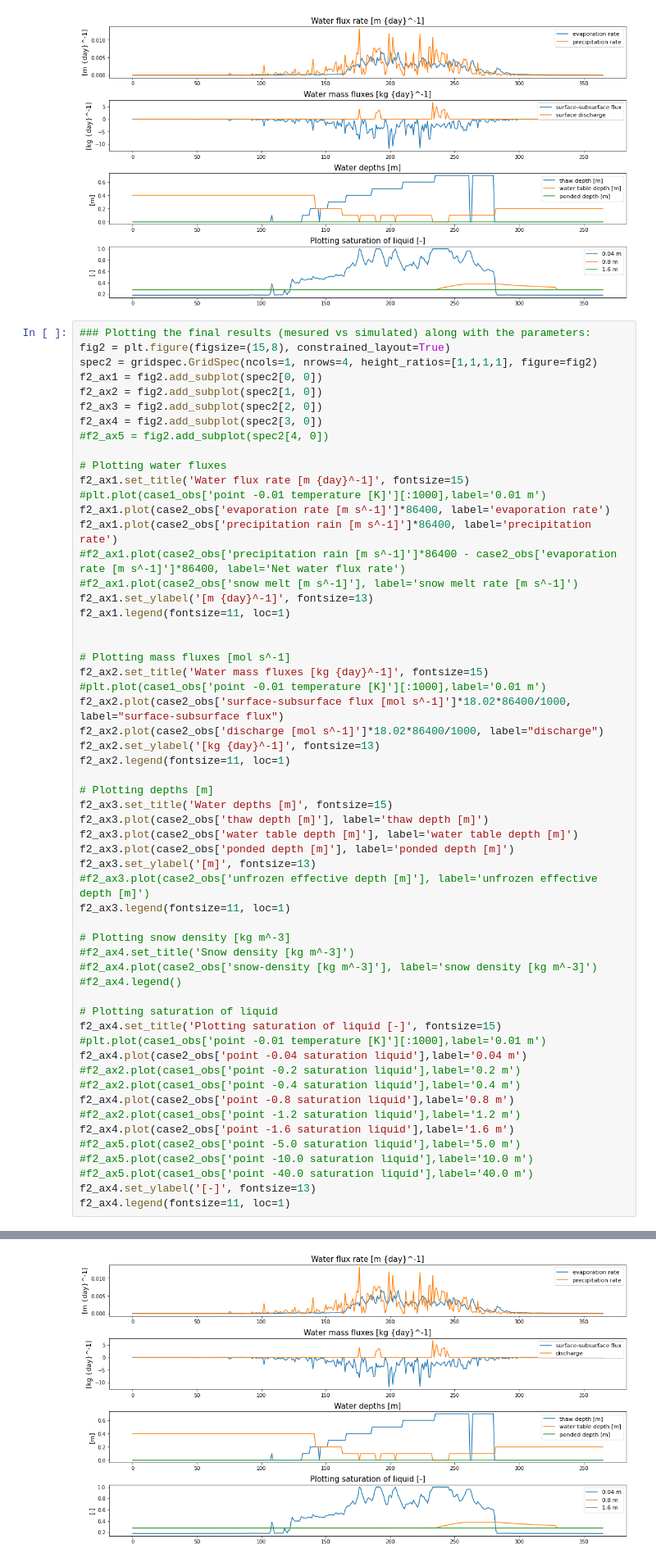
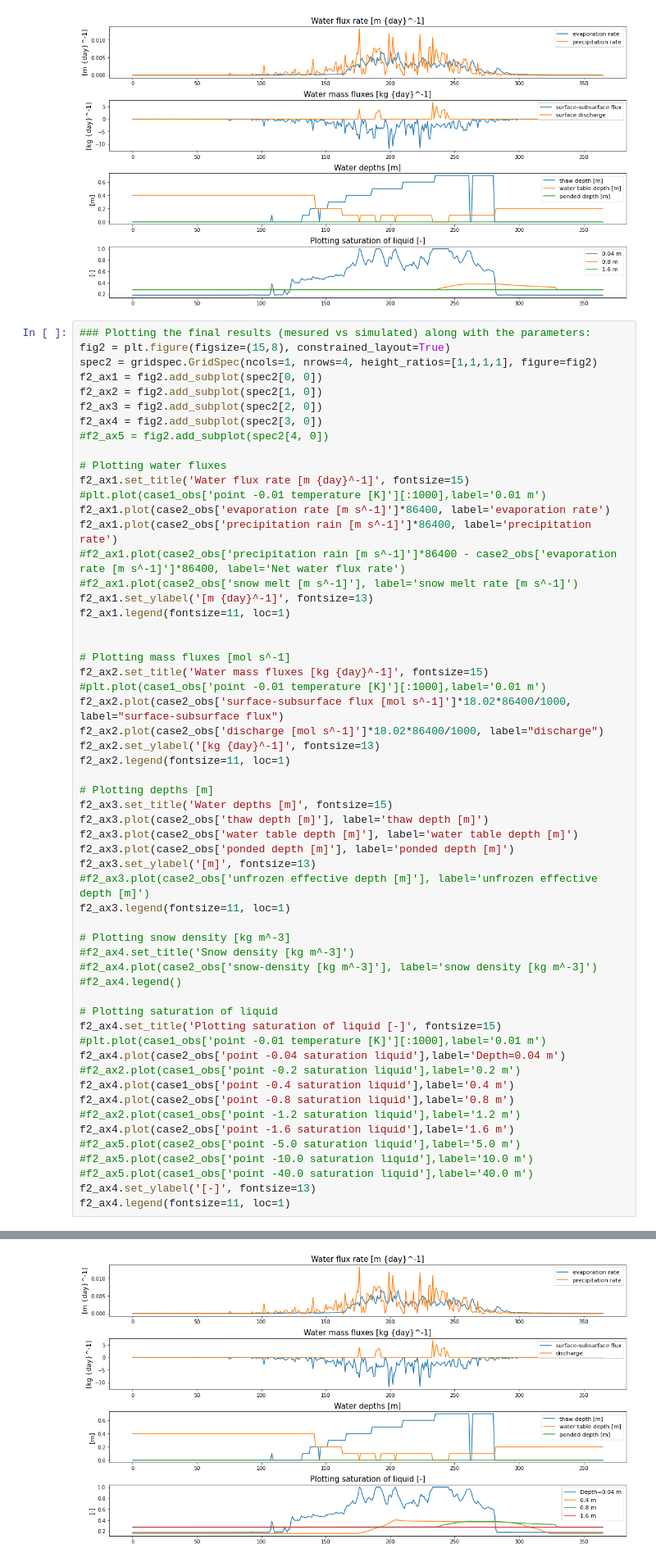
Before and after one commit to radhakrishnabl96/datamshapratirupa, a Jupyter notebook: 10_finalsim/Finalsim_output_analysis.ipynb, the cells around one changed output, grey strips where cells are left out. Shown at 82% size. Cells and saved outputs as stored; diff of their text form.

```diff
--- a/10_finalsim/Finalsim_output_analysis.ipynb
+++ b/10_finalsim/Finalsim_output_analysis.ipynb
@@ -789,36 +834,36 @@ f2_ax2.set_ylabel('[kg {day}^-1]', fontsize=13)
 f2_ax2.legend(fontsize=11, loc=1)
 
 # Plotting depths [m]
 f2_ax3.set_title('Water depths [m]', fontsize=15)
 f2_ax3.plot(case2_obs['thaw depth [m]'], label='thaw depth [m]')
 f2_ax3.plot(case2_obs['water table depth [m]'], label='water table depth [m]')
 f2_ax3.plot(case2_obs['ponded depth [m]'], label='ponded depth [m]')
 f2_ax3.set_ylabel('[m]', fontsize=13)
 #f2_ax3.plot(case2_obs['unfrozen effective depth [m]'], label='unfrozen effective depth [m]')
 f2_ax3.legend(fontsize=11, loc=1)
 
 # Plotting snow density [kg m^-3]
 #f2_ax4.set_title('Snow density [kg m^-3]')
 #f2_ax4.plot(case2_obs['snow-density [kg m^-3]'], label='snow density [kg m^-3]')
 #f2_ax4.legend()
 
 # Plotting saturation of liquid
 f2_ax4.set_title('Plotting saturation of liquid [-]', fontsize=15)
 #plt.plot(case1_obs['point -0.01 temperature [K]'][:1000],label='0.01 m')
-f2_ax4.plot(case2_obs['point -0.04 saturation liquid'],label='0.04 m')
+f2_ax4.plot(case2_obs['point -0.04 saturation liquid'],label='Depth=0.04 m')
 #f2_ax2.plot(case1_obs['point -0.2 saturation liquid'],label='0.2 m')
-#f2_ax2.plot(case1_obs['point -0.4 saturation liquid'],label='0.4 m')
+f2_ax4.plot(case1_obs['point -0.4 saturation liquid'],label='0.4 m')
 f2_ax4.plot(case2_obs['point -0.8 saturation liquid'],label='0.8 m')
 #f2_ax2.plot(case1_obs['point -1.2 saturation liquid'],label='1.2 m')
 f2_ax4.plot(case2_obs['point -1.6 saturation liquid'],label='1.6 m')
 #f2_ax5.plot(case2_obs['point -5.0 saturation liquid'],label='5.0 m')
 #f2_ax5.plot(case2_obs['point -10.0 saturation liquid'],label='10.0 m')
 #f2_ax5.plot(case1_obs['point -40.0 saturation liquid'],label='40.0 m')
 f2_ax4.set_ylabel('[-]', fontsize=13)
 f2_ax4.legend(fontsize=11, loc=1)
 # %% [output]
 <matplotlib.legend.Legend at 0x...>
-[figure, old version]
+[figure, new version]
 # %% [markdown]
 ### Plotting the surface energy balance and water balance parameters:
 - Surface energy source [MW m^-2], Conducted energy flux [W m^-2], Latent heat of evaporation [W m^-2], Sensible heat flux [W m^-2], Surface-subsurface energy flux [W m^-2];
```
Also changed, not shown: parts of 18 cells of this notebook.
